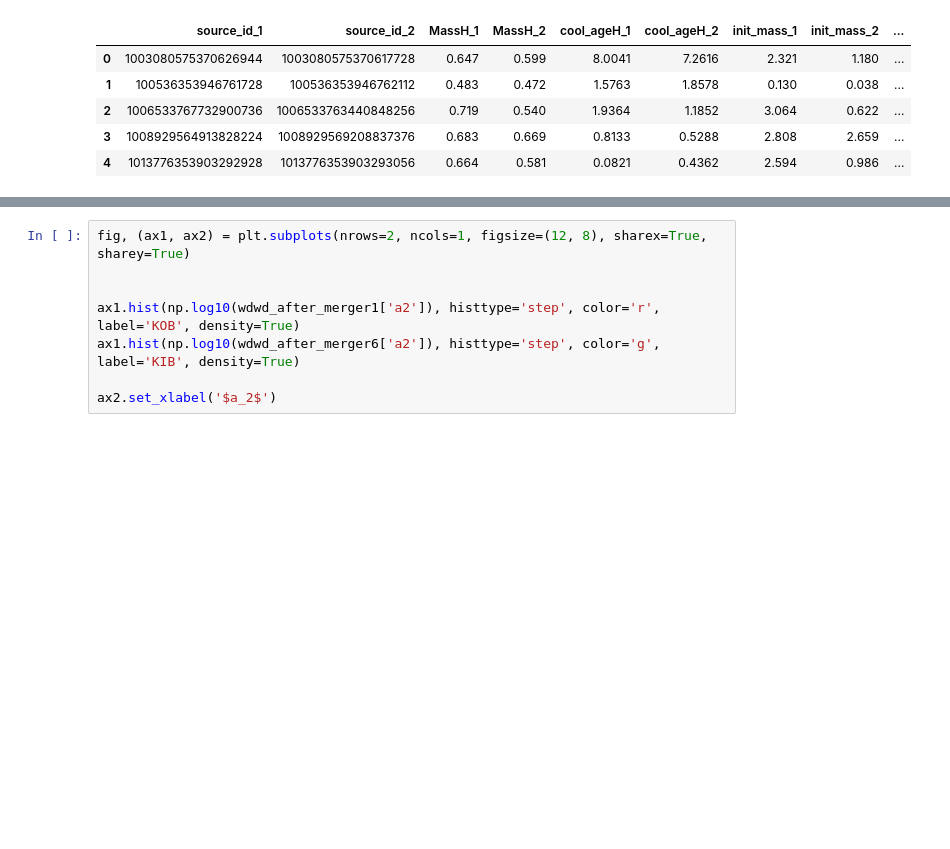
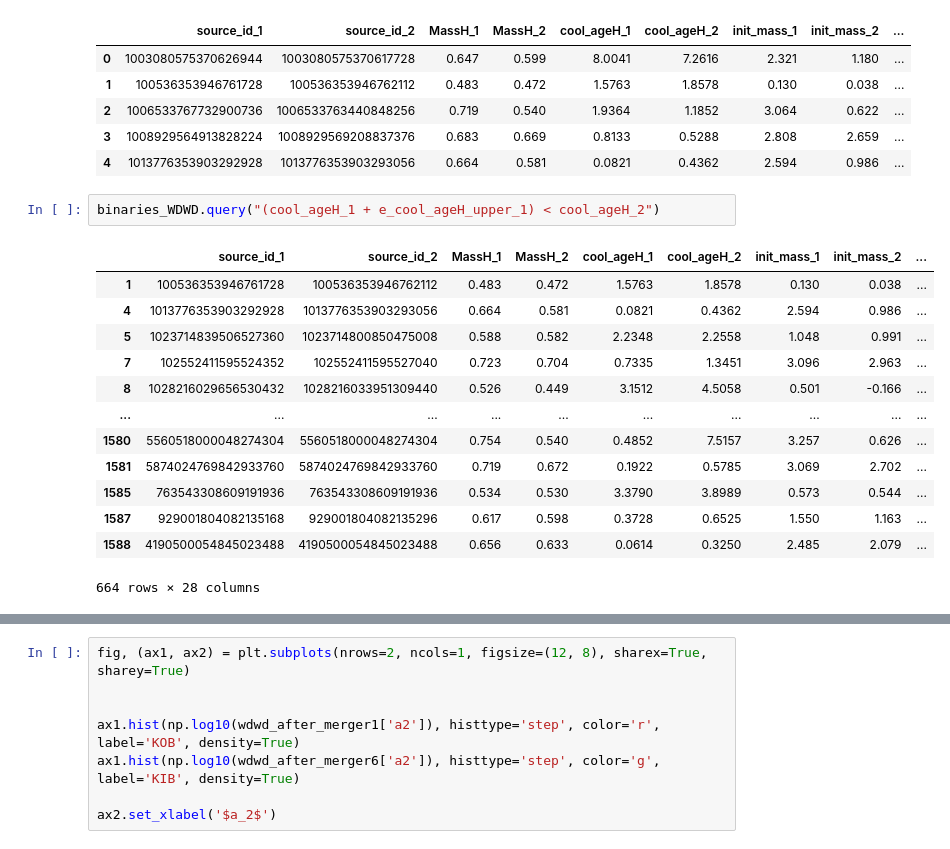
Before and after one commit to cheyanneshariat/OSPE_Scripts, a Jupyter notebook: WD_Mergers.ipynb, the cells around one changed output, grey strips where cells are left out. Saved outputs shown, nothing was run; the diff lists cells and outputs as text; blank space fills up the shorter version.

```diff
--- a/WD_Mergers.ipynb
+++ b/WD_Mergers.ipynb
@@ -80,3 +80,19 @@ binaries_WDWD.head()
 | 2 | 1006533767732900736 | 1006533763440848256 | 0.719 | 0.540 | 1.9364 | 1.1852 | 3.064 | 0.622 | ... |
 | 3 | 1008929564913828224 | 1008929569208837376 | 0.683 | 0.669 | 0.8133 | 0.5288 | 2.808 | 2.659 | ... |
 | 4 | 1013776353903292928 | 1013776353903293056 | 0.664 | 0.581 | 0.0821 | 0.4362 | 2.594 | 0.986 | ... |
+# %%
+binaries_WDWD.query("(cool_ageH_1 + e_cool_ageH_upper_1) < cool_ageH_2")
+# %% [output]
+|  | source_id_1 | source_id_2 | MassH_1 | MassH_2 | cool_ageH_1 | cool_ageH_2 | init_mass_1 | init_mass_2 | ... |
+| 1 | 100536353946761728 | 100536353946762112 | 0.483 | 0.472 | 1.5763 | 1.8578 | 0.130 | 0.038 | ... |
+| 4 | 1013776353903292928 | 1013776353903293056 | 0.664 | 0.581 | 0.0821 | 0.4362 | 2.594 | 0.986 | ... |
+| 5 | 1023714839506527360 | 1023714800850475008 | 0.588 | 0.582 | 2.2348 | 2.2558 | 1.048 | 0.991 | ... |
+| 7 | 102552411595524352 | 102552411595527040 | 0.723 | 0.704 | 0.7335 | 1.3451 | 3.096 | 2.963 | ... |
+| 8 | 1028216029656530432 | 1028216033951309440 | 0.526 | 0.449 | 3.1512 | 4.5058 | 0.501 | -0.166 | ... |
+| ... | ... | ... | ... | ... | ... | ... | ... | ... | ... |
+| 1580 | 5560518000048274304 | 5560518000048274304 | 0.754 | 0.540 | 0.4852 | 7.5157 | 3.257 | 0.626 | ... |
+| 1581 | 5874024769842933760 | 5874024769842933760 | 0.719 | 0.672 | 0.1922 | 0.5785 | 3.069 | 2.702 | ... |
+| 1585 | 763543308609191936 | 763543308609191936 | 0.534 | 0.530 | 3.3790 | 3.8989 | 0.573 | 0.544 | ... |
+| 1587 | 929001804082135168 | 929001804082135296 | 0.617 | 0.598 | 0.3728 | 0.6525 | 1.550 | 1.163 | ... |
+| 1588 | 4190500054845023488 | 4190500054845023488 | 0.656 | 0.633 | 0.0614 | 0.3250 | 2.485 | 2.079 | ... |
+664 rows × 28 columns
```
Also changed, not shown: parts of 6 cells of this notebook, 1 other file.
